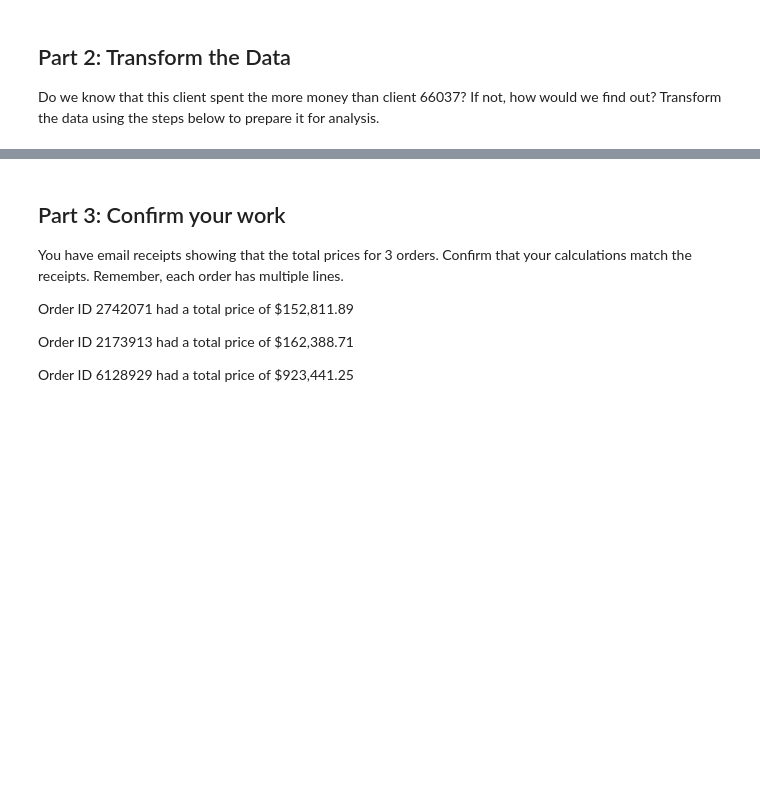
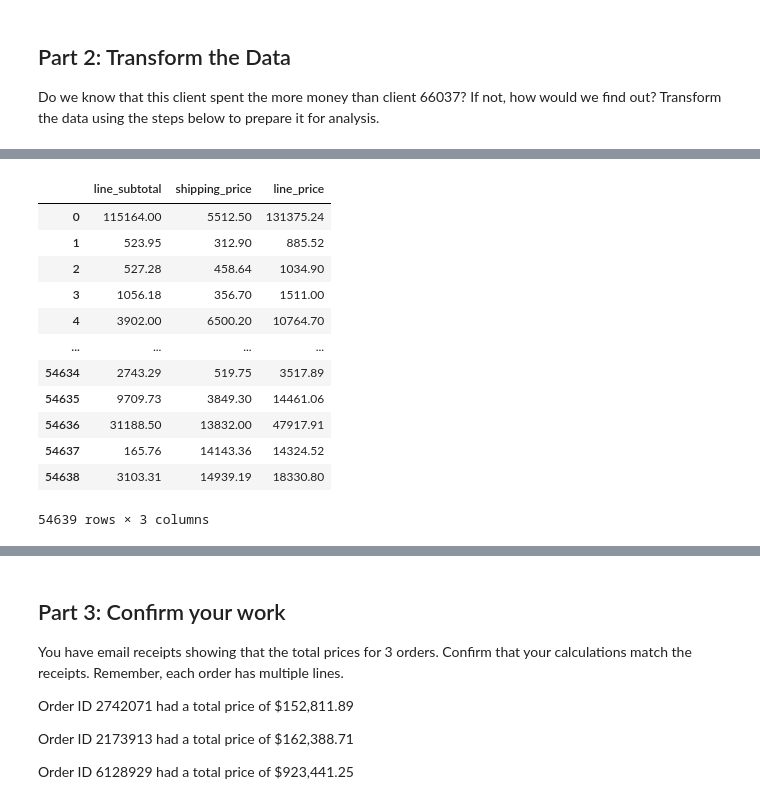
Before and after one commit to tlockhart/pandas-challenge-1, a Jupyter notebook: wholesale_data_analysis_starter_code.ipynb, the cells around one changed output, grey strips where cells are left out. Cells and saved outputs as stored; diff of their text form; code cells hidden in the pictures; blank space fills up the shorter version.

```diff
--- a/wholesale_data_analysis_starter_code.ipynb
+++ b/wholesale_data_analysis_starter_code.ipynb
@@ -134,3 +187,28 @@ Do we know that this client spent the more money than client 66037? If not, how
 # %%
-# Create a column for the total price using the subtotal and the shipping price along with a sales tax of 9.25%
+# HELP: LINE PRICE DOES NOT MATCH!!!
+
+# Create a column for the total price using the line_subtotal and the shipping_price along with a sales tax of 9.25%
+def calculate_total_price(row):
+    sales_tax = row["line_subtotal"] * .0929
+    total_cost = row["line_subtotal"] + row["shipping_price"] + sales_tax
+    return f'{total_cost:.2f}'
+
+df["line_price"] = df.apply(calculate_total_price, axis = 1)
+df["line_price"] = df["line_price"].astype('float')
+total_price_df = df[["line_subtotal", "shipping_price", "line_price"]]
+total_price_df
+# %% [output]
+|  | line_subtotal | shipping_price | line_price |
+| 0 | 115164.00 | 5512.50 | 131375.24 |
+| 1 | 523.95 | 312.90 | 885.52 |
+| 2 | 527.28 | 458.64 | 1034.90 |
+| 3 | 1056.18 | 356.70 | 1511.00 |
+| 4 | 3902.00 | 6500.20 | 10764.70 |
+| ... | ... | ... | ... |
+| 54634 | 2743.29 | 519.75 | 3517.89 |
+| 54635 | 9709.73 | 3849.30 | 14461.06 |
+| 54636 | 31188.50 | 13832.00 | 47917.91 |
+| 54637 | 165.76 | 14143.36 | 14324.52 |
+| 54638 | 3103.31 | 14939.19 | 18330.80 |
+54639 rows × 3 columns
 # %%
```
Also changed, not shown: parts of 5 cells of this notebook.
